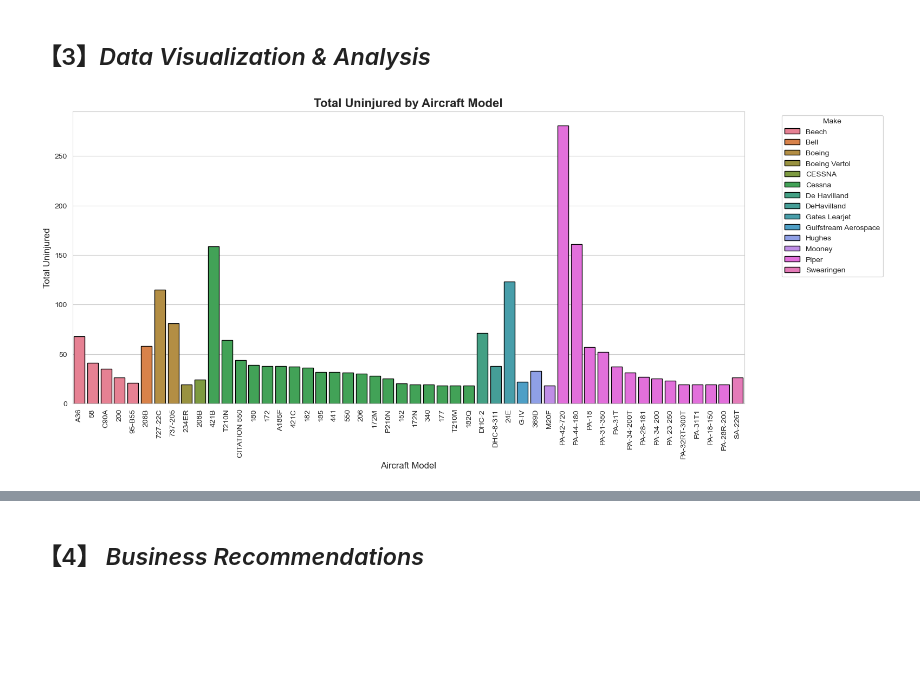
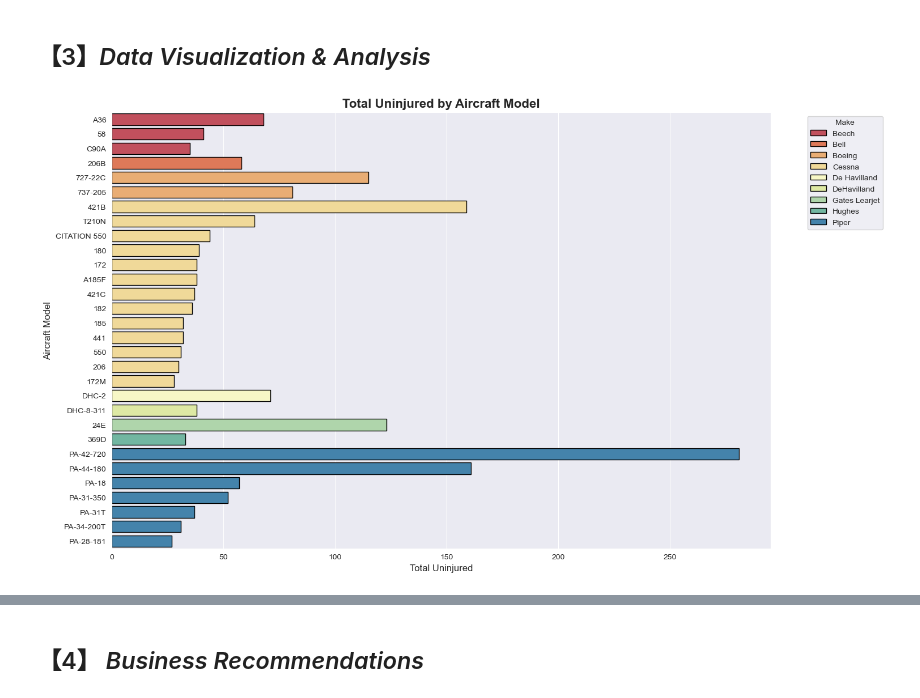
Before and after one commit to Tdoggie/phase-1-project, a Jupyter notebook: index.ipynb, the cells around one changed output, grey strips where cells are left out. Saved outputs shown, nothing was run; the diff lists cells and outputs as text; code cells hidden in the pictures; blank space fills up the shorter version.

Commit message:
made total uninjured visual a horizontal barplot

```diff
--- a/index.ipynb
+++ b/index.ipynb
@@ -586,44 +586,42 @@ import seaborn as sns
 import matplotlib.pyplot as plt
 
 # Apply Seaborn's grid style
-sns.set_style("whitegrid")
+sns.set_style("darkgrid")
 
 # Aggregate total uninjured by Make and Model
 uninjured_data = df_clean.groupby(["Make", "Model"])["Total.Uninjured"].sum().reset_index()
 
 # Sort first by total uninjured (descending), then alphabetically by Make
-uninjured_data = uninjured_data.sort_values(by=["Total.Uninjured"], ascending=False).head(50)
+uninjured_data = uninjured_data.sort_values(by=["Total.Uninjured"], ascending=False).head(30)
 uninjured_data = uninjured_data.sort_values(by=["Make", "Total.Uninjured"], ascending=[True, False])
 
 # Set figure size
-plt.figure(figsize=(16, 7))
+plt.figure(figsize=(15, 10))
 
 # Create a distinct color palette for makes
 num_makes = uninjured_data["Make"].nunique()
-palette = sns.color_palette("husl", num_makes)
+palette = sns.color_palette("Spectral", num_makes)
 
-# Create barplot
+# Create horizontal barplot
 sns.barplot(
     data=uninjured_data,
-    x="Model",
-    y="Total.Uninjured",
+    y="Model",
+    x="Total.Uninjured",
     hue="Make",
     palette=palette,
-    edgecolor="black"
+    edgecolor="black",
+    dodge=False  # Ensures models of the same make appear one after another
 )
-
-# Rotate x-axis labels vertically for clarity
-plt.xticks(rotation=90, ha="center", fontsize=10)
 
 # Titles and labels
 plt.title("Total Uninjured by Aircraft Model", fontsize=16, fontweight="bold")
-plt.xlabel("Aircraft Model", fontsize=12)
-plt.ylabel("Total Uninjured", fontsize=12)
+plt.xlabel("Total Uninjured", fontsize=12)
+plt.ylabel("Aircraft Model", fontsize=12)
 
 # Move legend outside the plot for better visibility
 plt.legend(title="Make", bbox_to_anchor=(1.05, 1), loc="upper left", fontsize=10)
 
 # Show plot
 plt.show()
 # %% [output]
-[figure, old version]
+[figure, new version]
```
Also changed, not shown: parts of 1 cell of this notebook.
